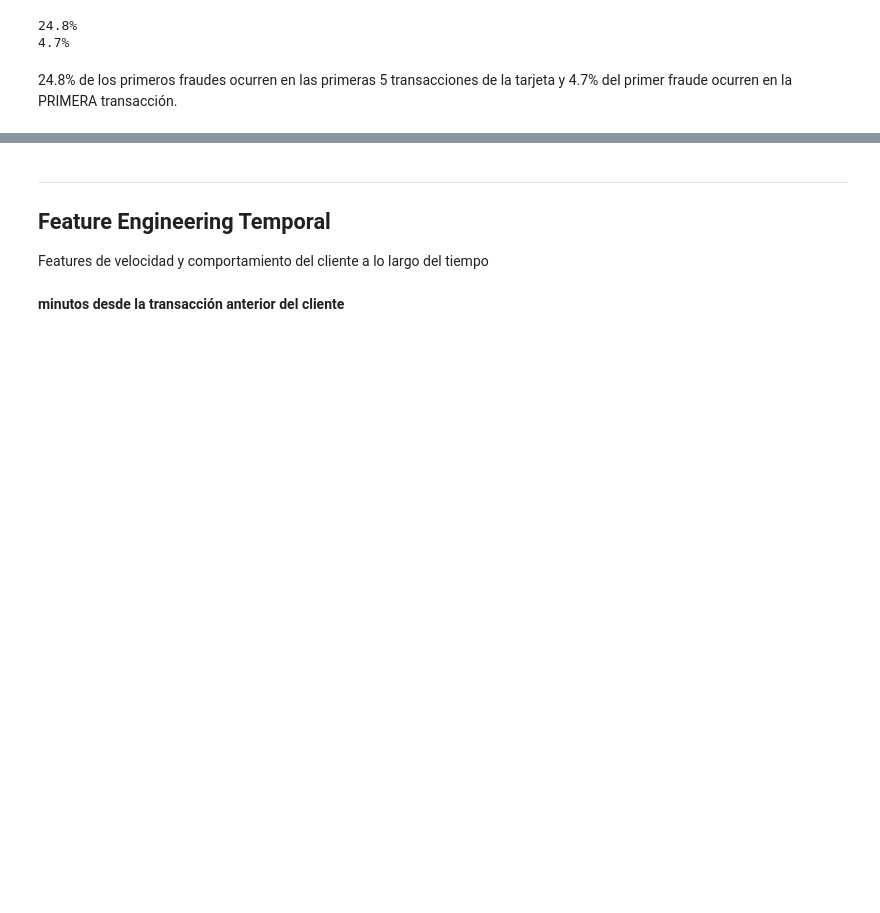
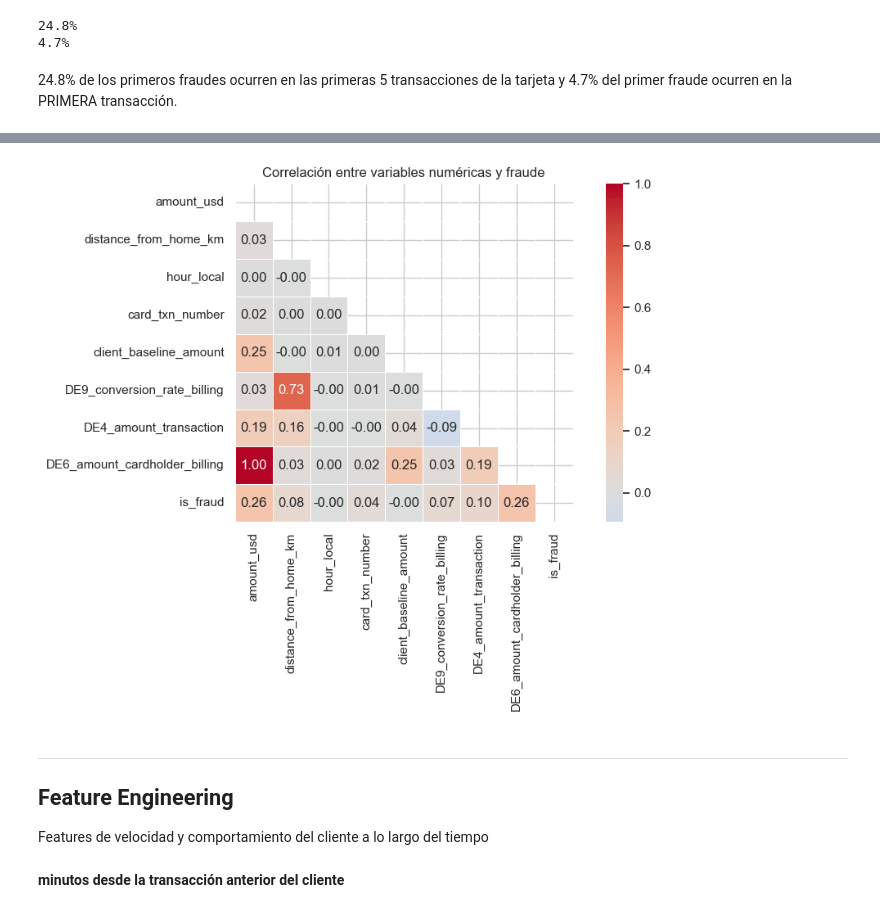
Before and after one commit to eunicean/PlusTI-Project, a Jupyter notebook: eda_bo_vip.ipynb, the cells around one changed output, grey strips where cells are left out. Drawn from its saved outputs; the diff is of its cells as text; code cells hidden in the pictures; blank space fills up the shorter version.

```diff
--- a/eda_bo_vip.ipynb
+++ b/eda_bo_vip.ipynb
@@ -163,6 +276,26 @@ print(f'{pct_first:.1%}')
+# %%
+# Correlación de variables numéricas con is_fraud
+NUM_COLS = [
+    'amount_usd', 'distance_from_home_km', 'hour_local', 'card_txn_number',
+    'client_baseline_amount', 'DE9_conversion_rate_billing',
+    'DE4_amount_transaction', 'DE6_amount_cardholder_billing',
+]
+corr_df = df[[c for c in NUM_COLS if c in df.columns] + ['is_fraud']].copy()
+corr_df['is_fraud'] = corr_df['is_fraud'].astype(int)
+corr = corr_df.corr()
+
+fig, ax = plt.subplots(figsize=(10, 7))
+mask = np.triu(np.ones_like(corr, dtype=bool))
+sns.heatmap(corr, mask=mask, annot=True, fmt='.2f', cmap='coolwarm',
+            center=0, square=True, linewidths=0.5, ax=ax)
+ax.set_title('Correlación entre variables numéricas y fraude')
+plt.tight_layout()
+plt.show()
+# %% [output]
+[figure, added]
 # %% [markdown]
 ---
-## Feature Engineering Temporal
+## Feature Engineering
 
 Features de velocidad y comportamiento del cliente a lo largo del tiempo
 # %% [markdown]
```
Also changed, not shown: parts of 6 cells of this notebook.
